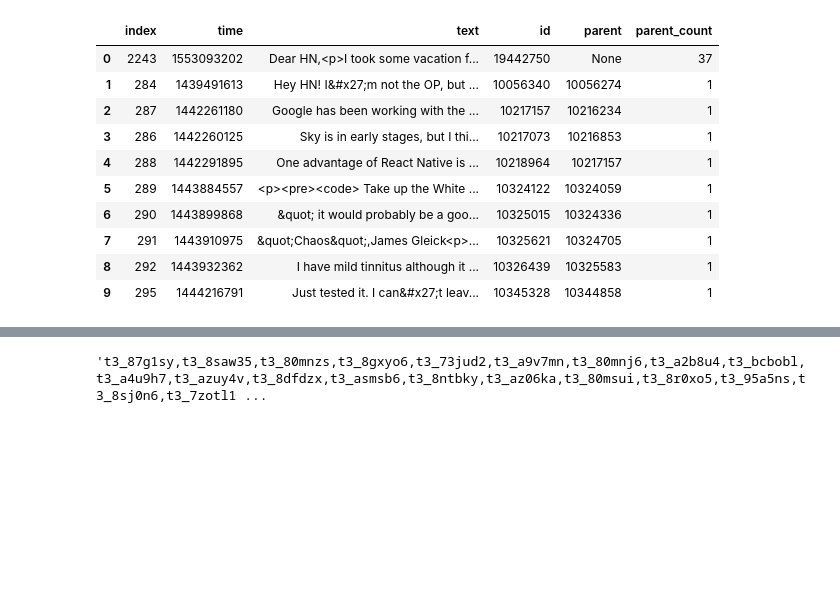
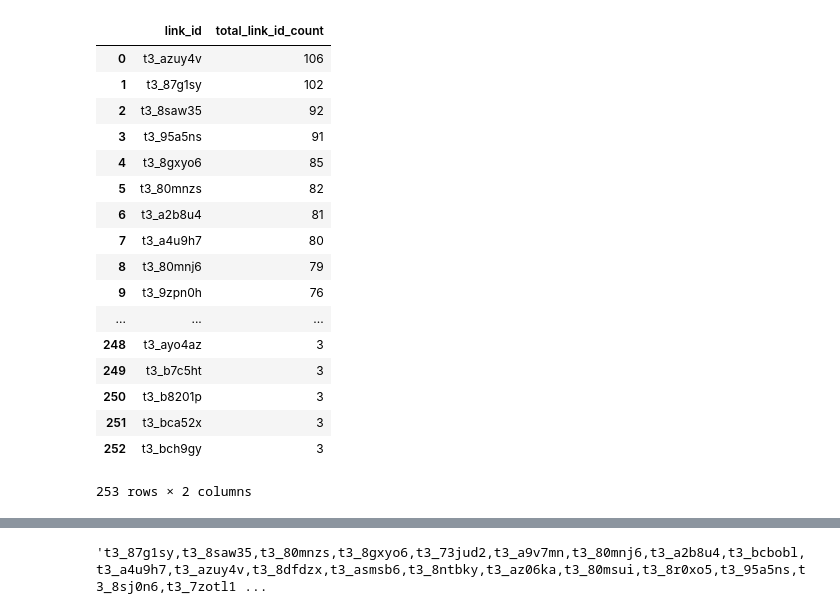
Before and after one commit to andrewbierbaum/InsightProject, a Jupyter notebook: RandomAndWorking.ipynb, the cells around one changed output, grey strips where cells are left out. Drawn from its saved outputs; the diff is of its cells as text; code cells hidden in the pictures; blank space fills up the shorter version.

Commit message:
fixed SQL query counting :)

```diff
--- a/RandomAndWorking.ipynb
+++ b/RandomAndWorking.ipynb
@@ -5,43 +5,68 @@ import dash_html_components as html
 import csv
 import pandas
 from datetime import datetime
 import numpy
 import sqlite3
 import urllib
 #hackernews api works with requests
 import requests
 import json
 from pandas.io.json import json_normalize
 
 conn = sqlite3.connect('TechGraph.db')
 cur = conn.cursor()
 
 # df_cross_posts = pandas.read_sql("SELECT Reddit_flutter.link_id, count(*) as link_id_count FROM Reddit_flutter JOIN Reddit_xamarin ON Reddit_flutter.link_id = Reddit_xamarin.link_id JOIN Reddit_react_native ON Reddit_xamarin.link_id = Reddit_react_native.link_id GROUP BY Reddit_flutter.link_id ORDER BY link_id_count DESC LIMIT 25", conn)
 # df_cross_posts
 
-df = pandas.read_sql("SELECT *, count(*) as parent_count From HackerNews_flutter GROUP BY parent LIMIT 10", conn)
-df
+#df_cross_posts = pandas.read_sql("SELECT Reddit_flutter.link_id, count(*) as link_id_count FROM Reddit_flutter JOIN Reddit_xamarin ON Reddit_flutter.link_id = Reddit_xamarin.link_id JOIN Reddit_react_native ON Reddit_xamarin.link_id = Reddit_react_native.link_id GROUP BY Reddit_flutter.link_id ORDER BY link_id_count DESC LIMIT 25", conn)
+#df = pandas.read_sql("SELECT *, count(*) as parent_count From HackerNews_flutter GROUP BY parent LIMIT 10", conn)
 
+#df_cross_posts = pandas.read_sql("SELECT link_id, count(*) as link_id_count FROM (Select Reddit_xamarin.link_id FROM Reddit_xamarin JOIN Reddit_react_native ON Reddit_react_native.link_id = Reddit_xamarin.link_id JOIN Reddit_flutter ON Reddit_react_native.link_id = Reddit_flutter.link_id) GROUP BY link_id ORDER BY link_id_count DESC LIMIT 25", conn)
+#df_cross_posts
+
+
+df_cross_posts = pandas.read_sql("SELECT flutter_table.link_id, flutter_table.link_id_count + xamarin_table.link_id_count + react_native_table.link_id_count as total_link_id_count FROM (SELECT Reddit_flutter.link_id, count(*) as link_id_count FROM Reddit_flutter GROUP BY Reddit_flutter.link_id) as flutter_table JOIN (SELECT Reddit_xamarin.link_id, count(*) as link_id_count FROM Reddit_xamarin GROUP BY Reddit_xamarin.link_id) as xamarin_table ON flutter_table.link_id = xamarin_table.link_id JOIN (SELECT Reddit_react_native.link_id, count(*) as link_id_count FROM Reddit_react_native GROUP BY Reddit_react_native.link_id) as react_native_table ON flutter_table.link_id = react_native_table.link_id ORDER BY total_link_id_count DESC LIMIT 25",conn)
+df_cross_posts
+
+
+
+# SELECT flutter_table.link_id, flutter_table.link_id_count + xamarin_table.link_id_count + react_native_table.link_id_count as total_link_id_count FROM
+# (SELECT Reddit_flutter.link_id, count(*) as link_id_count FROM Reddit_flutter GROUP BY Reddit_flutter.link_id) as flutter_table
+# JOIN
+# (SELECT Reddit_xamarin.link_id, count(*) as link_id_count FROM Reddit_xamarin GROUP BY Reddit_xamarin.link_id) as xamarin_table
+# ON flutter_table.link_id = xamarin_table.link_id
+# JOIN
+# (SELECT Reddit_react_native.link_id, count(*) as link_id_count FROM Reddit_react_native GROUP BY Reddit_react_native.link_id) as react_native_table
+# ON flutter_table.link_id = react_native_table.link_id
+# ORDER BY total_link_id_count DESC
 
 # df_cross_posts
 
 # flutter_url = "https://api.pushshift.io/reddit/search/submission/?ids={}".format(last_timestamp)
 # flutter_file = urllib.urlopen(flutter_url)
 # flutter_data = flutter_file.read()
 # flutter_data_json = json.loads(flutter_data)
 # if flutter_data_json['data']:
 #     df = json_normalize(flutter_data_json['data'])
 #     df = df[['created_utc', 'body', 'subreddit_id', 'link_id', 'parent_id','score', 'id', 'subreddit']]
 #     df.to_sql("Reddit_flutter",conn, if_exists='append', index = False)
 # %% [output]
-|  | index | time | text | id | parent | parent_count |
-| 0 | 2243 | 1553093202 | Dear HN,<p>I took some vacation f... | 19442750 | None | 37 |
-| 1 | 284 | 1439491613 | Hey HN! I&#x27;m not the OP, but ... | 10056340 | 10056274 | 1 |
-| 2 | 287 | 1442261180 | Google has been working with the ... | 10217157 | 10216234 | 1 |
-| 3 | 286 | 1442260125 | Sky is in early stages, but I thi... | 10217073 | 10216853 | 1 |
-| 4 | 288 | 1442291895 | One advantage of React Native is ... | 10218964 | 10217157 | 1 |
-| 5 | 289 | 1443884557 | <p><pre><code> Take up the White ... | 10324122 | 10324059 | 1 |
-| 6 | 290 | 1443899868 | &quot; it would probably be a goo... | 10325015 | 10324336 | 1 |
-| 7 | 291 | 1443910975 | &quot;Chaos&quot;,James Gleick<p>... | 10325621 | 10324705 | 1 |
-| 8 | 292 | 1443932362 | I have mild tinnitus although it ... | 10326439 | 10325583 | 1 |
-| 9 | 295 | 1444216791 | Just tested it. I can&#x27;t leav... | 10345328 | 10344858 | 1 |
+|  | link_id | total_link_id_count |
+| 0 | t3_azuy4v | 106 |
+| 1 | t3_87g1sy | 102 |
+| 2 | t3_8saw35 | 92 |
+| 3 | t3_95a5ns | 91 |
+| 4 | t3_8gxyo6 | 85 |
+| 5 | t3_80mnzs | 82 |
+| 6 | t3_a2b8u4 | 81 |
+| 7 | t3_a4u9h7 | 80 |
+| 8 | t3_80mnj6 | 79 |
+| 9 | t3_9zpn0h | 76 |
+| ... | ... | ... |
+| 248 | t3_ayo4az | 3 |
+| 249 | t3_b7c5ht | 3 |
+| 250 | t3_b8201p | 3 |
+| 251 | t3_bca52x | 3 |
+| 252 | t3_bch9gy | 3 |
+253 rows × 2 columns
```
Also changed, not shown: parts of 4 cells of this notebook, 2 other files.
